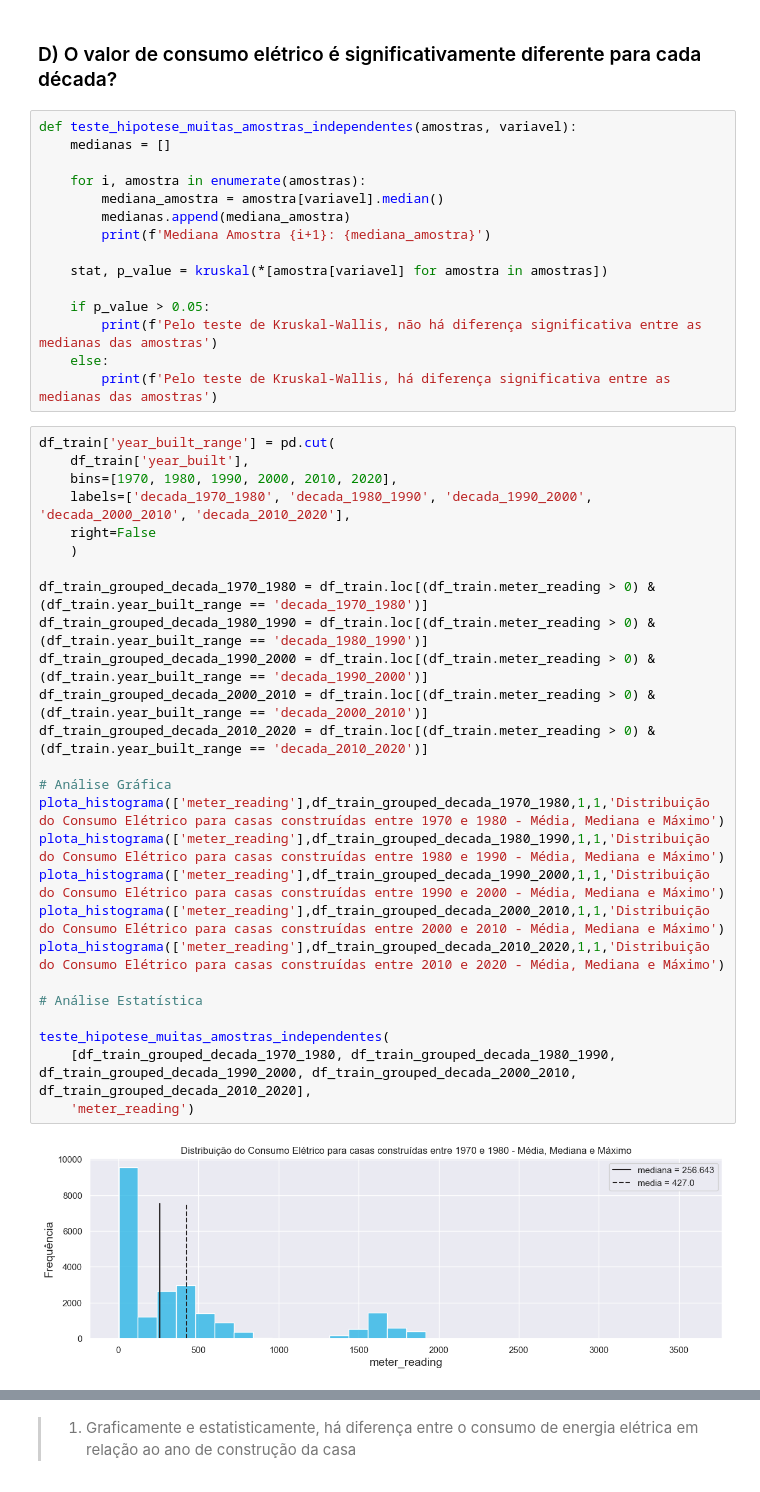
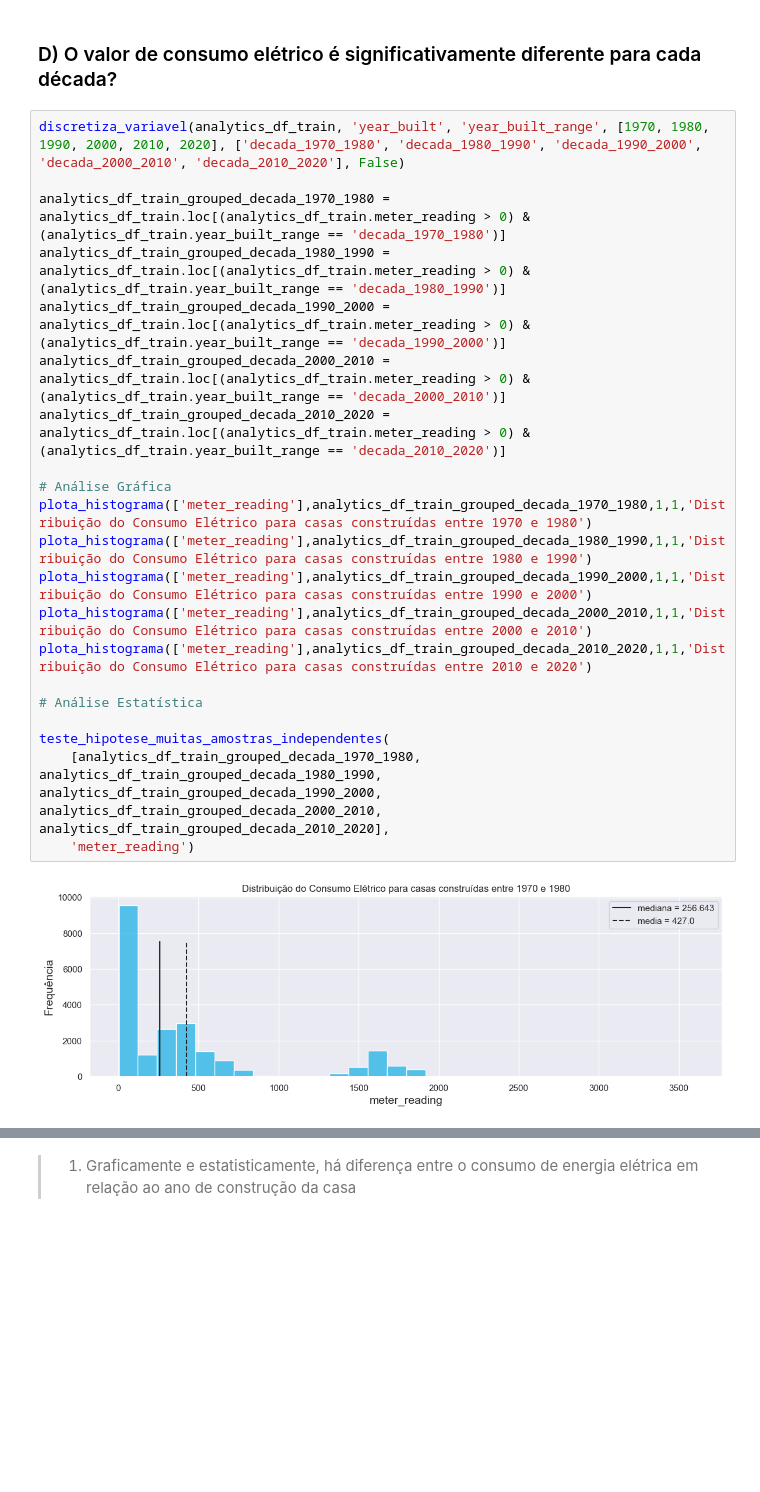
Before and after one commit to leonardovargas10/Modelo_Forecasting_Consumo_Energia, a Jupyter notebook: Modelo_Predicao_Consumo_Energia.ipynb, the cells around one changed output, grey strips where cells are left out. Cells and saved outputs as stored; diff of their text form; blank space fills up the shorter version.

```diff
--- a/Modelo_Predicao_Consumo_Energia.ipynb
+++ b/Modelo_Predicao_Consumo_Energia.ipynb
@@ -1024,46 +1028,26 @@ plota_barras(['year_built_range'], False, df_year_built, 1, 1, 'Distribuição e
 > 1. A maioria das casas foi construída após 1980, com destaque para os anos entre 2000 e 2010
 # %% [markdown]
 ### D) O valor de consumo elétrico é significativamente diferente para cada década?
-# %%
-def teste_hipotese_muitas_amostras_independentes(amostras, variavel):
-    medianas = []
-
-    for i, amostra in enumerate(amostras):
-        mediana_amostra = amostra[variavel].median()
-        medianas.append(mediana_amostra)
-        print(f'Mediana Amostra {i+1}: {mediana_amostra}')
-
-    stat, p_value = kruskal(*[amostra[variavel] for amostra in amostras])
-
-    if p_value > 0.05:
-        print(f'Pelo teste de Kruskal-Wallis, não há diferença significativa entre as medianas das amostras')
-    else:
-        print(f'Pelo teste de Kruskal-Wallis, há diferença significativa entre as medianas das amostras')
 # %%
-df_train['year_built_range'] = pd.cut(
-    df_train['year_built'],
-    bins=[1970, 1980, 1990, 2000, 2010, 2020],
-    labels=['decada_1970_1980', 'decada_1980_1990', 'decada_1990_2000', 'decada_2000_2010', 'decada_2010_2020'],
-    right=False
-    )
+discretiza_variavel(analytics_df_train, 'year_built', 'year_built_range', [1970, 1980, 1990, 2000, 2010, 2020], ['decada_1970_1980', 'decada_1980_1990', 'decada_1990_2000', 'decada_2000_2010', 'decada_2010_2020'], False)
 
-df_train_grouped_decada_1970_1980 = df_train.loc[(df_train.meter_reading > 0) & (df_train.year_built_range == 'decada_1970_1980')]
-df_train_grouped_decada_1980_1990 = df_train.loc[(df_train.meter_reading > 0) & (df_train.year_built_range == 'decada_1980_1990')]
-df_train_grouped_decada_1990_2000 = df_train.loc[(df_train.meter_reading > 0) & (df_train.year_built_range == 'decada_1990_2000')]
-df_train_grouped_decada_2000_2010 = df_train.loc[(df_train.meter_reading > 0) & (df_train.year_built_range == 'decada_2000_2010')]
-df_train_grouped_decada_2010_2020 = df_train.loc[(df_train.meter_reading > 0) & (df_train.year_built_range == 'decada_2010_2020')]
+analytics_df_train_grouped_decada_1970_1980 = analytics_df_train.loc[(analytics_df_train.meter_reading > 0) & (analytics_df_train.year_built_range == 'decada_1970_1980')]
+analytics_df_train_grouped_decada_1980_1990 = analytics_df_train.loc[(analytics_df_train.meter_reading > 0) & (analytics_df_train.year_built_range == 'decada_1980_1990')]
+analytics_df_train_grouped_decada_1990_2000 = analytics_df_train.loc[(analytics_df_train.meter_reading > 0) & (analytics_df_train.year_built_range == 'decada_1990_2000')]
+analytics_df_train_grouped_decada_2000_2010 = analytics_df_train.loc[(analytics_df_train.meter_reading > 0) & (analytics_df_train.year_built_range == 'decada_2000_2010')]
+analytics_df_train_grouped_decada_2010_2020 = analytics_df_train.loc[(analytics_df_train.meter_reading > 0) & (analytics_df_train.year_built_range == 'decada_2010_2020')]
 
 # Análise Gráfica
-plota_histograma(['meter_reading'],df_train_grouped_decada_1970_1980,1,1,'Distribuição do Consumo Elétrico para casas construídas entre 1970 e 1980 - Média, Mediana e Máximo')
-plota_histograma(['meter_reading'],df_train_grouped_decada_1980_1990,1,1,'Distribuição do Consumo Elétrico para casas construídas entre 1980 e 1990 - Média, Mediana e Máximo')
-plota_histograma(['meter_reading'],df_train_grouped_decada_1990_2000,1,1,'Distribuição do Consumo Elétrico para casas construídas entre 1990 e 2000 - Média, Mediana e Máximo')
-plota_histograma(['meter_reading'],df_train_grouped_decada_2000_2010,1,1,'Distribuição do Consumo Elétrico para casas construídas entre 2000 e 2010 - Média, Mediana e Máximo')
-plota_histograma(['meter_reading'],df_train_grouped_decada_2010_2020,1,1,'Distribuição do Consumo Elétrico para casas construídas entre 2010 e 2020 - Média, Mediana e Máximo')
+plota_histograma(['meter_reading'],analytics_df_train_grouped_decada_1970_1980,1,1,'Distribuição do Consumo Elétrico para casas construídas entre 1970 e 1980')
+plota_histograma(['meter_reading'],analytics_df_train_grouped_decada_1980_1990,1,1,'Distribuição do Consumo Elétrico para casas construídas entre 1980 e 1990')
+plota_histograma(['meter_reading'],analytics_df_train_grouped_decada_1990_2000,1,1,'Distribuição do Consumo Elétrico para casas construídas entre 1990 e 2000')
+plota_histograma(['meter_reading'],analytics_df_train_grouped_decada_2000_2010,1,1,'Distribuição do Consumo Elétrico para casas construídas entre 2000 e 2010')
+plota_histograma(['meter_reading'],analytics_df_train_grouped_decada_2010_2020,1,1,'Distribuição do Consumo Elétrico para casas construídas entre 2010 e 2020')
 
 # Análise Estatística
 
 teste_hipotese_muitas_amostras_independentes(
-    [df_train_grouped_decada_1970_1980, df_train_grouped_decada_1980_1990, df_train_grouped_decada_1990_2000, df_train_grouped_decada_2000_2010, df_train_grouped_decada_2010_2020],
+    [analytics_df_train_grouped_decada_1970_1980, analytics_df_train_grouped_decada_1980_1990, analytics_df_train_grouped_decada_1990_2000, analytics_df_train_grouped_decada_2000_2010, analytics_df_train_grouped_decada_2010_2020],
     'meter_reading')
 # %% [output]
-[figure, old version]
+[figure, new version]
```
Also changed, not shown: parts of 24 cells of this notebook.
